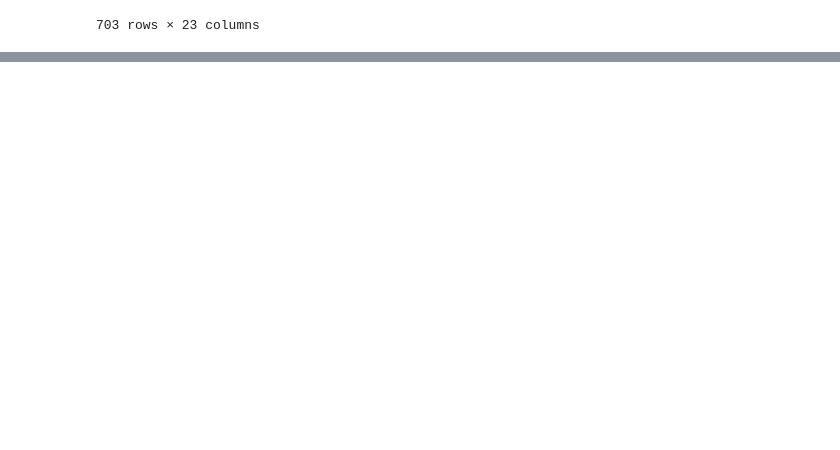
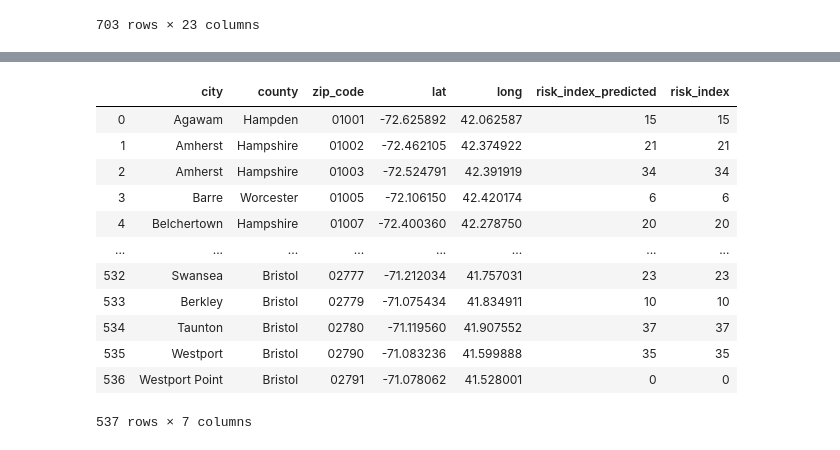
Before and after one commit to ChandraMaddikunta/eai6010-capstone, a Jupyter notebook: data_analysis/data_processing.ipynb, the cells around one changed output, grey strips where cells are left out. Drawn from its saved outputs; the diff is of its cells as text; code cells hidden in the pictures; blank space fills up the shorter version.

```diff
--- a/data_analysis/data_processing.ipynb
+++ b/data_analysis/data_processing.ipynb
@@ -664,0 +683,24 @@ X_.sort_values(by="risk_index_predicted", ascending=False)
+# %%
+wrkng["ZipCode"] = wrkng["ZipCode"].map(lambda x: f"0{x}")
+# %%
+working_2 = pd.merge(left=X_, right=wrkng, on="ZipCode")
+# %%
+total_df = working_2[["city", "county", "zip_code","lat","long", "risk_index_predicted"]]
+# %%
+total_df["risk_index"] = total_df["risk_index_predicted"]
+# %%
+total_df.to_csv("")
+# %% [output]
+|  | city | county | zip_code | lat | long | risk_index_predicted | risk_index |
+| 0 | Agawam | Hampden | 01001 | -72.625892 | 42.062587 | 15 | 15 |
+| 1 | Amherst | Hampshire | 01002 | -72.462105 | 42.374922 | 21 | 21 |
+| 2 | Amherst | Hampshire | 01003 | -72.524791 | 42.391919 | 34 | 34 |
+| 3 | Barre | Worcester | 01005 | -72.106150 | 42.420174 | 6 | 6 |
+| 4 | Belchertown | Hampshire | 01007 | -72.400360 | 42.278750 | 20 | 20 |
+| ... | ... | ... | ... | ... | ... | ... | ... |
+| 532 | Swansea | Bristol | 02777 | -71.212034 | 41.757031 | 23 | 23 |
+| 533 | Berkley | Bristol | 02779 | -71.075434 | 41.834911 | 10 | 10 |
+| 534 | Taunton | Bristol | 02780 | -71.119560 | 41.907552 | 37 | 37 |
+| 535 | Westport | Bristol | 02790 | -71.083236 | 41.599888 | 35 | 35 |
+| 536 | Westport Point | Bristol | 02791 | -71.078062 | 41.528001 | 0 | 0 |
+537 rows × 7 columns
```
Also changed, not shown: parts of 4 cells of this notebook, 4 other files.
